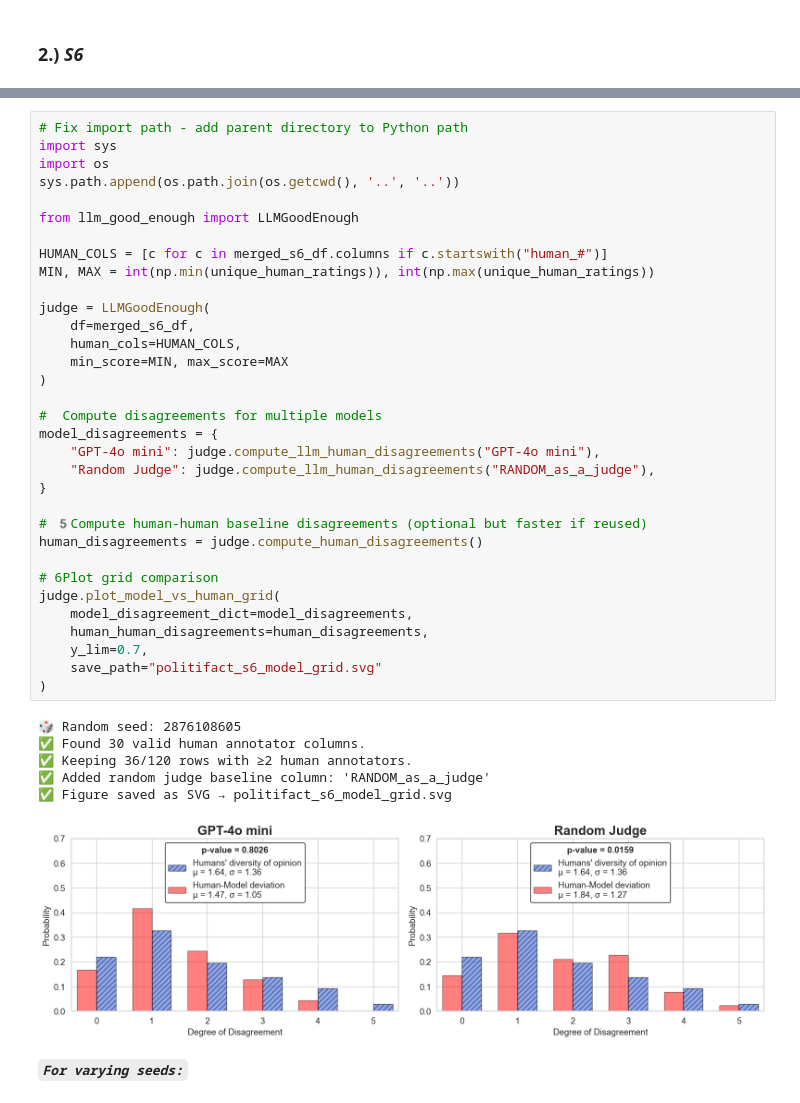
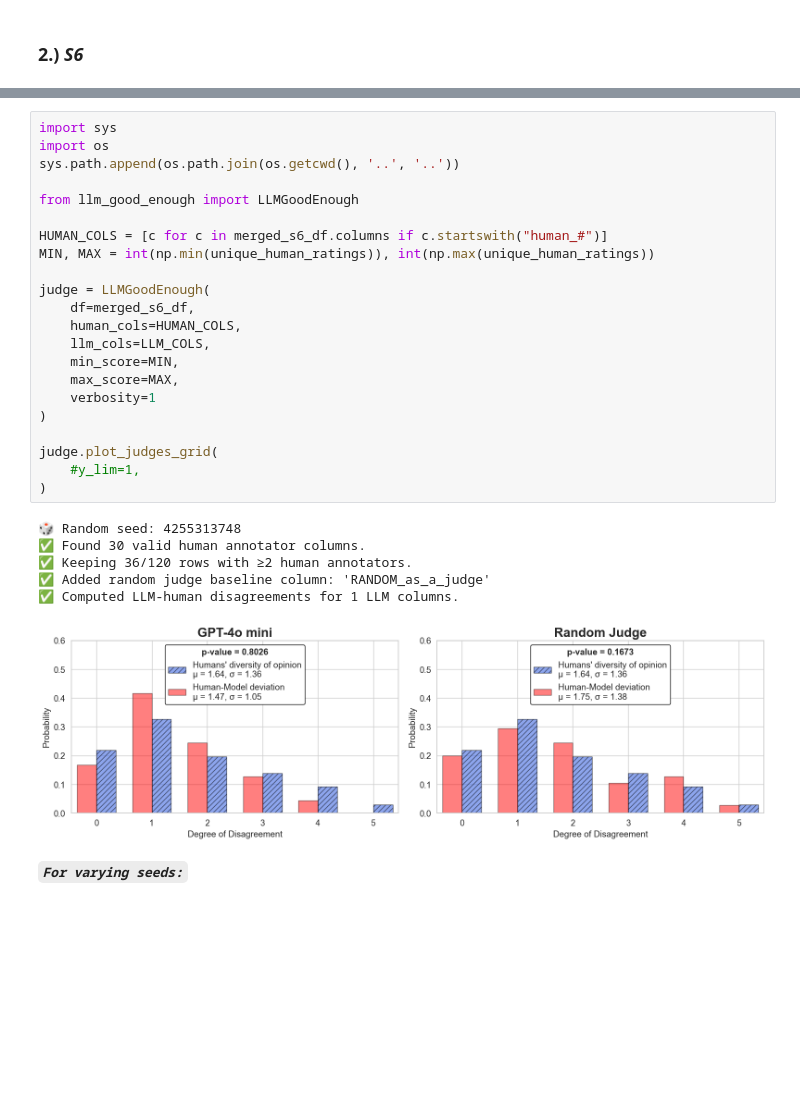
Before and after one commit to Ocean-code-1995/llm-judge-good-enough, a Jupyter notebook: politifact/src/analysis.ipynb, the cells around one changed output, grey strips where cells are left out. Cells and saved outputs as stored; diff of their text form; blank space fills up the shorter version.

```diff
--- a/politifact/src/analysis.ipynb
+++ b/politifact/src/analysis.ipynb
@@ -237,46 +236,35 @@ Human rating scale: [0. 1. 2. 3. 4. 5.]
 | 2 | 98 percent of small businesses ma... | 4.0 | NaN | NaN | NaN | NaN | NaN | NaN | NaN | ... |
 | 3 | A recent economic uptick appears ... | 3.0 | NaN | NaN | NaN | NaN | NaN | NaN | NaN | ... |
 | 4 | According to Wikipedia there are ... | 2.0 | NaN | NaN | NaN | NaN | NaN | NaN | NaN | ... |
-# %%
-# Fix import path - add parent directory to Python path
-import sys
-import os
-sys.path.append(os.path.join(os.getcwd(), '..', '..'))
-
-from llm_good_enough import LLMGoodEnough
-
-HUMAN_COLS = [c for c in merged_s6_df.columns if c.startswith("human_#")]
-MIN, MAX = int(np.min(unique_human_ratings)), int(np.max(unique_human_ratings))
-
-judge = LLMGoodEnough(
-    df=merged_s6_df,
-    human_cols=HUMAN_COLS,
-    min_score=MIN, max_score=MAX
-)
-
-#  Compute disagreements for multiple models
-model_disagreements = {
-    "GPT-4o mini": judge.compute_llm_human_disagreements("GPT-4o mini"),
-    "Random Judge": judge.compute_llm_human_disagreements("RANDOM_as_a_judge"),
-}
-
-# 5️Compute human-human baseline disagreements (optional but faster if reused)
-human_disagreements = judge.compute_human_disagreements()
-
-# 6Plot grid comparison
-judge.plot_model_vs_human_grid(
-    model_disagreement_dict=model_disagreements,
-    human_human_disagreements=human_disagreements,
-    y_lim=0.7,
-    save_path="politifact_s6_model_grid.svg"
-)
-# %% [output]
-🎲 Random seed: 2876108605
-✅ Found 30 valid human annotator columns.
-✅ Keeping 36/120 rows with ≥2 human annotators.
-✅ Added random judge baseline column: 'RANDOM_as_a_judge'
-✅ Figure saved as SVG → politifact_s6_model_grid.svg
-[figure, removed]
+# %%
+import sys
+import os
+sys.path.append(os.path.join(os.getcwd(), '..', '..'))
+
+from llm_good_enough import LLMGoodEnough
+
+HUMAN_COLS = [c for c in merged_s6_df.columns if c.startswith("human_#")]
+MIN, MAX = int(np.min(unique_human_ratings)), int(np.max(unique_human_ratings))
+
+judge = LLMGoodEnough(
+    df=merged_s6_df,
+    human_cols=HUMAN_COLS,
+    llm_cols=LLM_COLS,
+    min_score=MIN,
+    max_score=MAX,
+    verbosity=1
+)
+
+judge.plot_judges_grid(
+    #y_lim=1,
+)
+# %% [output]
+🎲 Random seed: 4255313748
+✅ Found 30 valid human annotator columns.
+✅ Keeping 36/120 rows with ≥2 human annotators.
+✅ Added random judge baseline column: 'RANDOM_as_a_judge'
+✅ Computed LLM-human disagreements for 1 LLM columns.
+[figure, added]
 # %% [markdown]
 ***`For varying seeds:`***
 # %%
```
Also changed, not shown: parts of 15 cells of this notebook, 3 other files.
